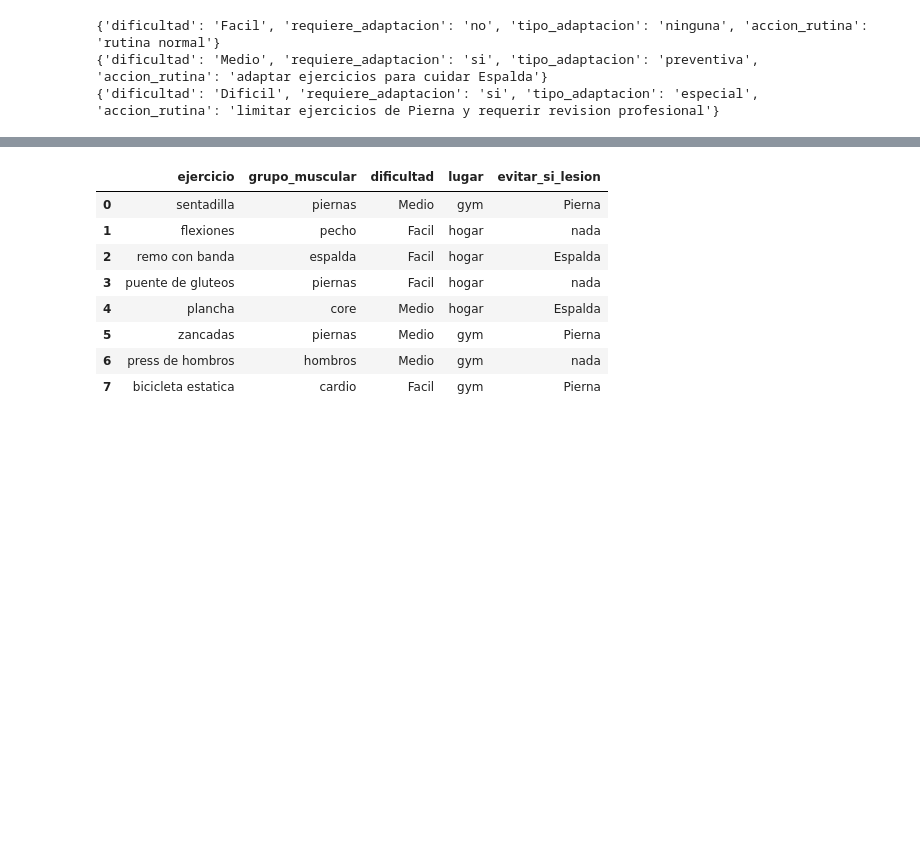
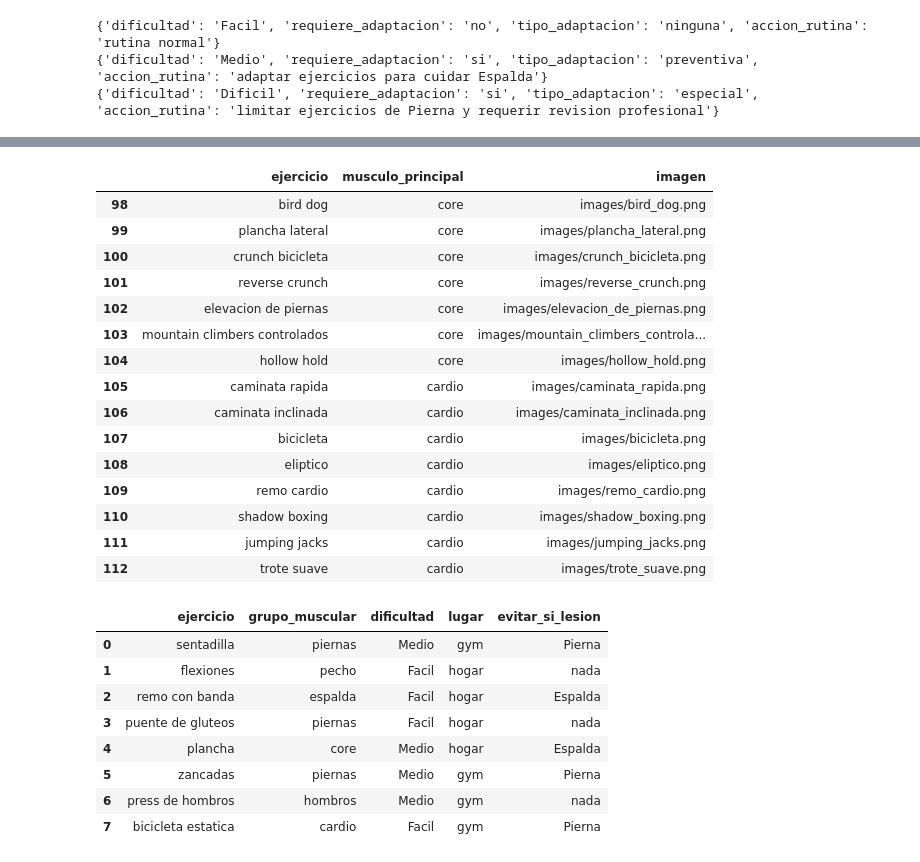
Before and after one commit to luci-o/LIFE-FIT, a Jupyter notebook: IA/index.ipynb, the cells around one changed output, grey strips where cells are left out. Drawn from its saved outputs; the diff is of its cells as text; code cells hidden in the pictures; blank space fills up the shorter version.

Commit message:
Mejora personalización de rutinas y agrega información visual de ejercicios

```diff
--- a/IA/index.ipynb
+++ b/IA/index.ipynb
@@ -1071,3 +1254,53 @@ ejercicios_df = pd.DataFrame({
+# %%
+def crear_nombre_archivo_imagen(nombre):
+    nombre = nombre.lower()
+
+    reemplazos = {
+        "á": "a",
+        "é": "e",
+        "í": "i",
+        "ó": "o",
+        "ú": "u",
+        "ñ": "n"
+    }
+
+    for original, nuevo in reemplazos.items():
+        nombre = nombre.replace(original, nuevo)
+
+    nombre = nombre.replace(" ", "_")
+
+    return f"images/{nombre}.png"
+# %%
+ejercicios_df["imagen"] = ejercicios_df.apply(
+    lambda fila:
+    crear_nombre_archivo_imagen(fila["ejercicio"])
+    if fila["imagen"] == "images/default.png"
+    else fila["imagen"],
+    axis=1
+)
+# %%
+ejercicios_df[[
+    "ejercicio",
+    "musculo_principal",
+    "imagen"
+]].tail(15)
+# %% [output]
+|  | ejercicio | musculo_principal | imagen |
+| 98 | bird dog | core | images/bird_dog.png |
+| 99 | plancha lateral | core | images/plancha_lateral.png |
+| 100 | crunch bicicleta | core | images/crunch_bicicleta.png |
+| 101 | reverse crunch | core | images/reverse_crunch.png |
+| 102 | elevacion de piernas | core | images/elevacion_de_piernas.png |
+| 103 | mountain climbers controlados | core | images/mountain_climbers_controla... |
+| 104 | hollow hold | core | images/hollow_hold.png |
+| 105 | caminata rapida | cardio | images/caminata_rapida.png |
+| 106 | caminata inclinada | cardio | images/caminata_inclinada.png |
+| 107 | bicicleta | cardio | images/bicicleta.png |
+| 108 | eliptico | cardio | images/eliptico.png |
+| 109 | remo cardio | cardio | images/remo_cardio.png |
+| 110 | shadow boxing | cardio | images/shadow_boxing.png |
+| 111 | jumping jacks | cardio | images/jumping_jacks.png |
+| 112 | trote suave | cardio | images/trote_suave.png |
 # %%
 ejercicios_df
 # %% [output]
```
Also changed, not shown: parts of 36 cells of this notebook.
